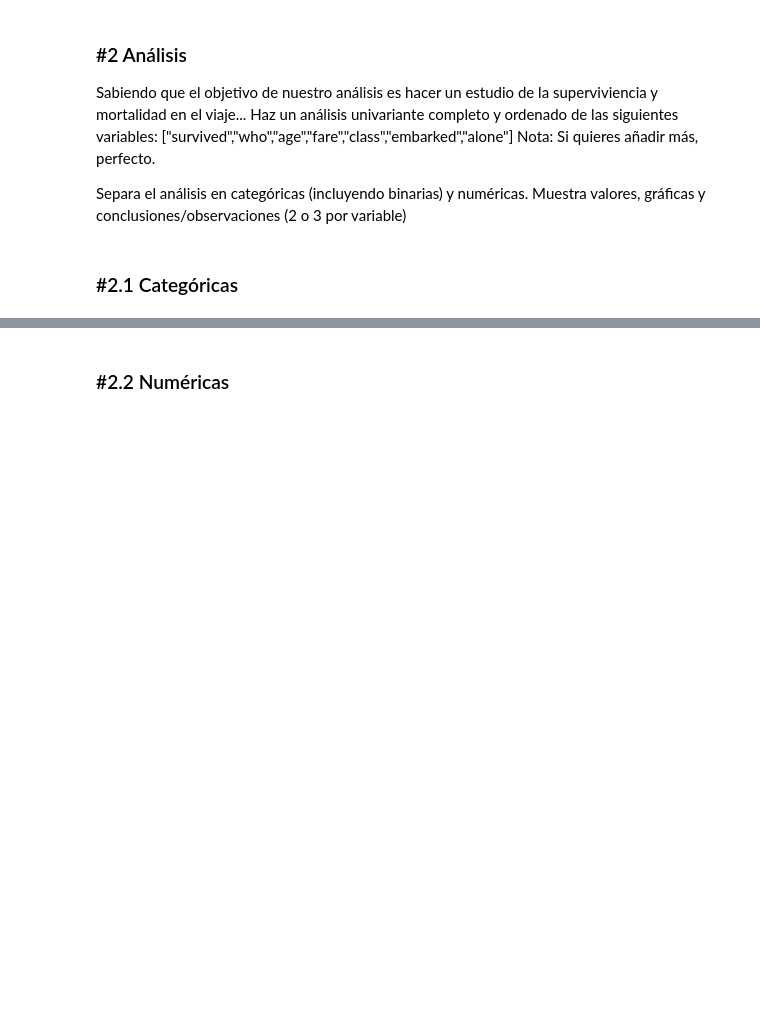
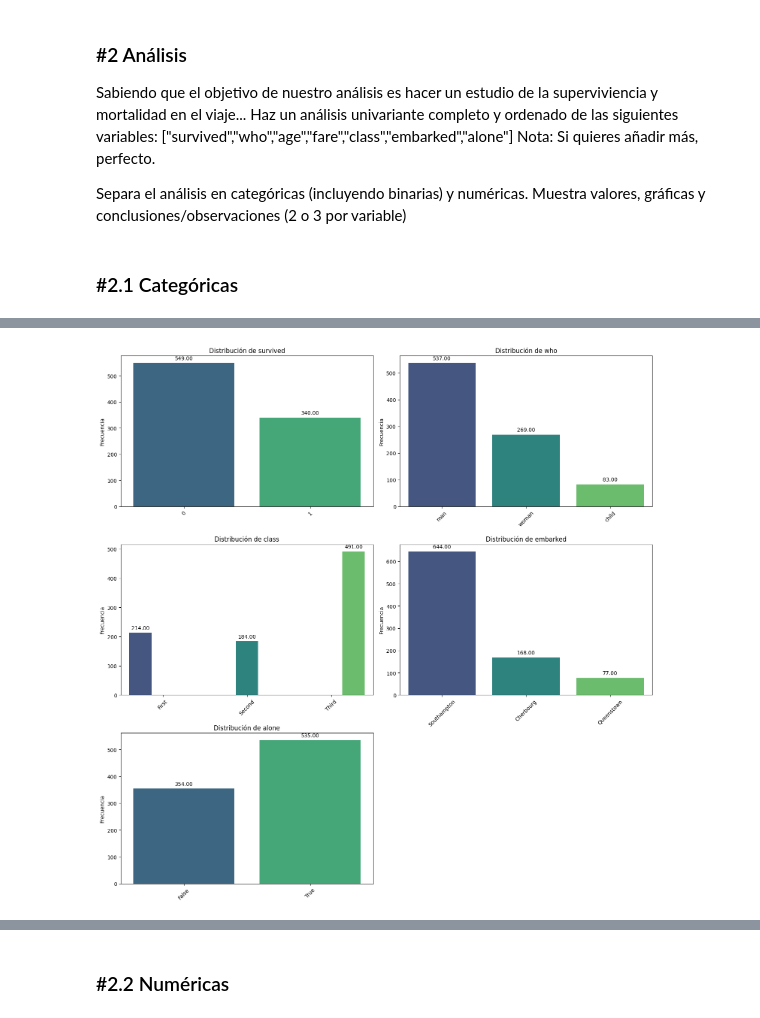
Before and after one commit to HolaSoyIsaac/DS-Online-Isaac-Fr-as, a Jupyter notebook: 03_Data_Analysis/Sprint_07/Unidad_01_Estadistica_Descriptiva_Univariante/03_Practica_Obligatoria/18_Practica_Obligatoria_Univariante.ipynb, the cells around one changed output, grey strips where cells are left out. Drawn from its saved outputs; the diff is of its cells as text; code cells hidden in the pictures; blank space fills up the shorter version.

```diff
--- a/03_Data_Analysis/Sprint_07/Unidad_01_Estadistica_Descriptiva_Univariante/03_Practica_Obligatoria/18_Practica_Obligatoria_Univariante.ipynb
+++ b/03_Data_Analysis/Sprint_07/Unidad_01_Estadistica_Descriptiva_Univariante/03_Practica_Obligatoria/18_Practica_Obligatoria_Univariante.ipynb
@@ -40,3 +39,5 @@ print(sns.get_dataset_names())
+# %%
+df_titanic = sns.load_dataset("titanic")
 # %% [markdown]
 ### #1.2
 
@@ -47,0 +128,10 @@ Obtén el porcentaje de nulos y decide que hacer con las columnas con nulos y ej
+# %%
+df_titanic.drop(columns=["deck"], inplace=True)
+
+mediana_edad = df_titanic["age"].median()
+df_titanic["age"] = df_titanic["age"].fillna(mediana_edad)
+
+df_titanic.dropna(subset=["embarked", "embark_town"], inplace=True)
+
+print("Nulos restantes:")
+print(df_titanic.isnull().sum())
@@ -61,3 +179,13 @@ Sobre el dataset "limpio". Rellena la tabla de descripción (muy breve) de lo qu
 ### #1.5
 
 Busca en internet las tres ciudades que visitó el Titanic antes de poner rumbo a su destino y llegar a alta mar. Cambia las iniciales por esos valores.
+# %%
+# El Titanic hizo escala en:
+# S → Southampton (Reino Unido) — puerto de salida principal
+# C → Cherbourg (Francia)
+# Q → Queenstown (Irlanda) — hoy llamada Cobh
+
+mapa_ciudades = {"S": "Southampton", "C": "Cherbourg", "Q": "Queenstown"}
+df_titanic["embarked"] = df_titanic["embarked"].map(mapa_ciudades)
+
+print(df_titanic["embarked"].value_counts())
@@ -69,5 +203,9 @@ Sabiendo que el objetivo de nuestro análisis es hacer un estudio de la superviv
 Nota: Si quieres añadir más, perfecto.
 
 Separa el análisis en categóricas (incluyendo binarias) y numéricas. Muestra valores, gráficas y conclusiones/observaciones (2 o 3 por variable)
+# %%
+vars_analisis = ["survived", "who", "age", "fare", "class", "embarked", "alone"]
+categoricas = ["survived", "who", "class", "embarked", "alone"]
+numericas   = ["age", "fare"]
 # %% [markdown]
 ### #2.1 Categóricas
@@ -73,0 +270,4 @@ Separa el análisis en categóricas (incluyendo binarias) y numéricas. Muestra
+# %%
+pinta_distribucion_categoricas(df_titanic, categoricas, relativa=False, mostrar_valores=True)
+# %% [output]
+[figure, added]
```
Also changed, not shown: parts of 19 cells of this notebook.
